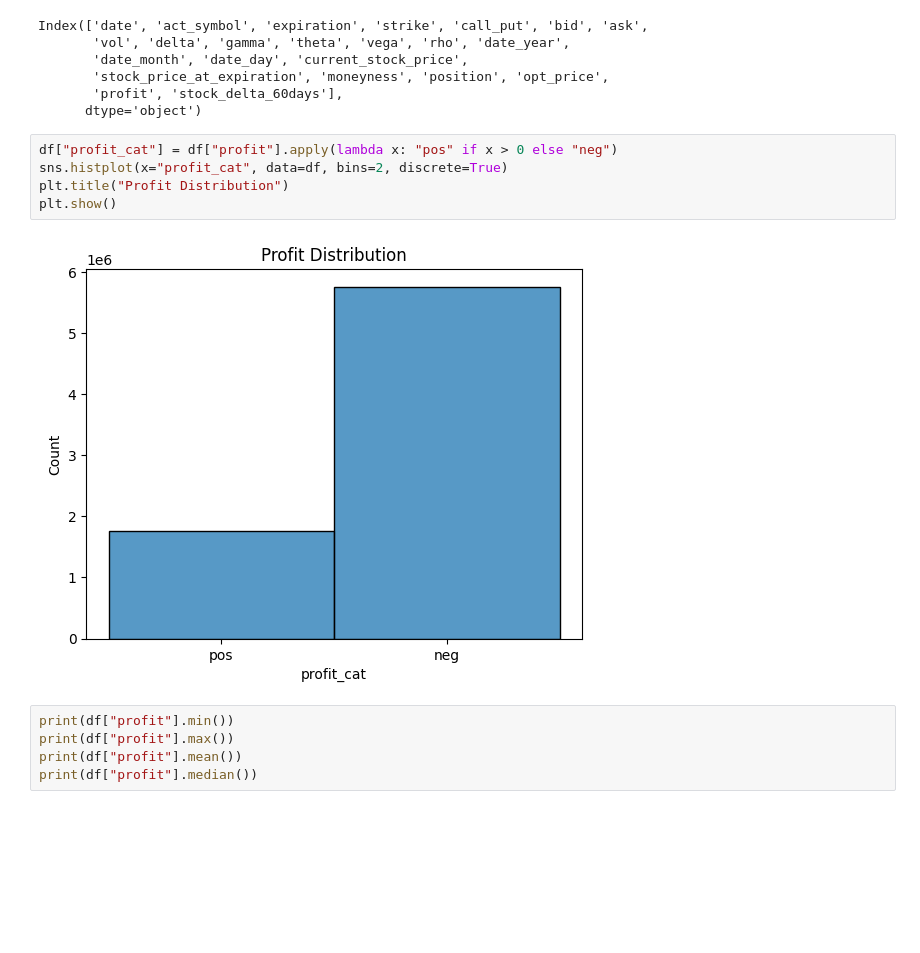
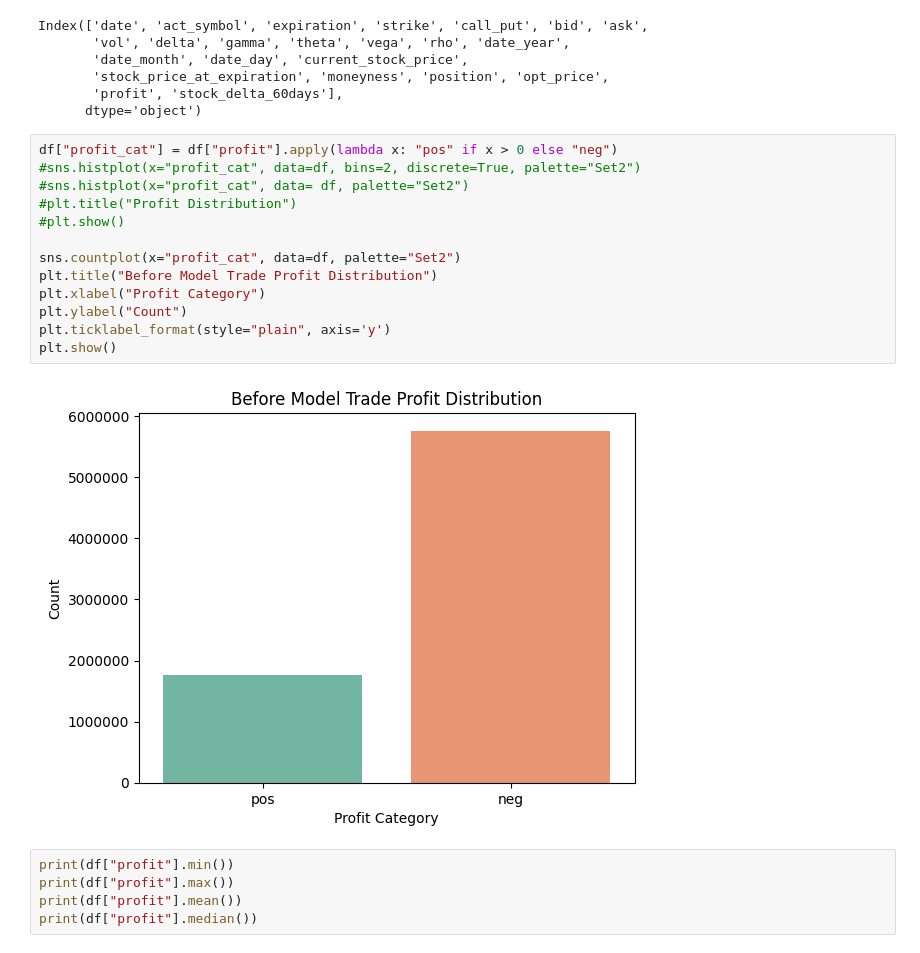
Before and after one commit to ImAHappyDuck/capstone, a Jupyter notebook: Avisual.ipynb, the cells around one changed output. Drawn from its saved outputs; the diff is of its cells as text; blank space fills up the shorter version.

```diff
--- a/Avisual.ipynb
+++ b/Avisual.ipynb
@@ -21,11 +21,19 @@ Index(['date', 'act_symbol', 'expiration', 'strike', 'call_put', 'bid', 'ask',
       dtype='object')
 # %%
 df["profit_cat"] = df["profit"].apply(lambda x: "pos" if x > 0 else "neg")
-sns.histplot(x="profit_cat", data=df, bins=2, discrete=True)
-plt.title("Profit Distribution")
+#sns.histplot(x="profit_cat", data=df, bins=2, discrete=True, palette="Set2")
+#sns.histplot(x="profit_cat", data= df, palette="Set2")
+#plt.title("Profit Distribution")
+#plt.show()
+
+sns.countplot(x="profit_cat", data=df, palette="Set2")
+plt.title("Before Model Trade Profit Distribution")
+plt.xlabel("Profit Category")
+plt.ylabel("Count")
+plt.ticklabel_format(style="plain", axis='y')
 plt.show()
 # %% [output]
-[figure, old version]
+[figure, new version]
 # %%
 print(df["profit"].min())
 print(df["profit"].max())
```
